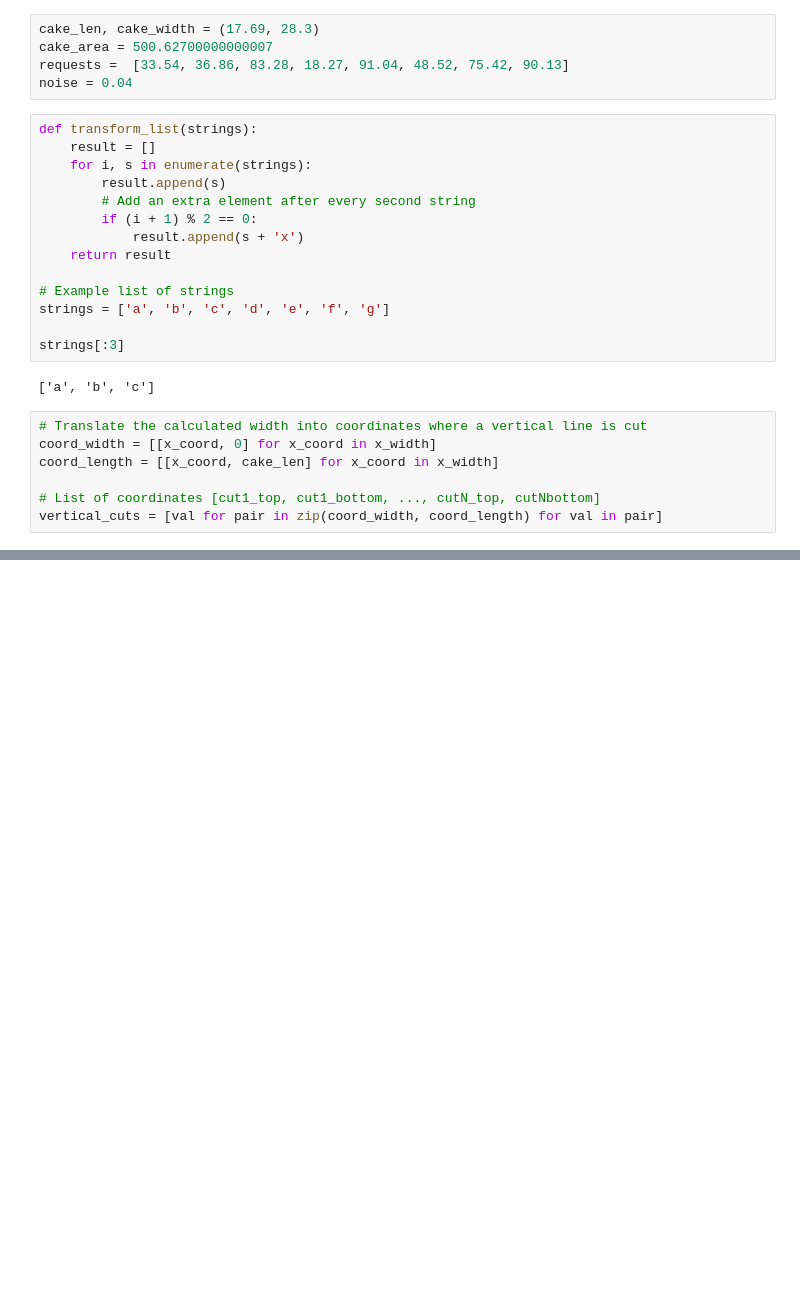
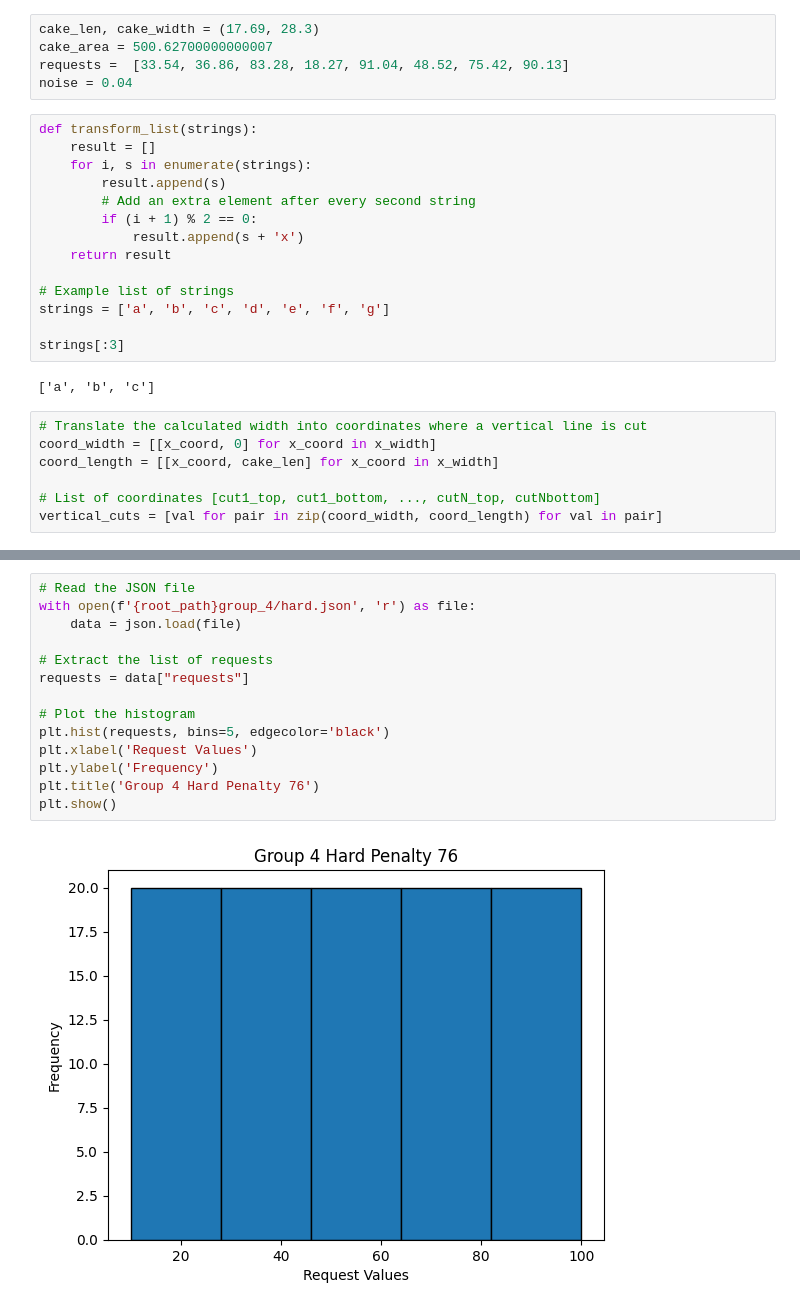
Before and after one commit to robin-linzmayer/PieceOfCake, a Jupyter notebook: requests/group_9/bakery_lab.ipynb, the cells around one changed output, grey strips where cells are left out. Cells and saved outputs as stored; diff of their text form; blank space fills up the shorter version.

```diff
--- a/requests/group_9/bakery_lab.ipynb
+++ b/requests/group_9/bakery_lab.ipynb
@@ -28,0 +50,16 @@ vertical_cuts = [val for pair in zip(coord_width, coord_length) for val in pair]
+# %%
+# Read the JSON file
+with open(f'{root_path}group_4/hard.json', 'r') as file:
+    data = json.load(file)
+
+# Extract the list of requests
+requests = data["requests"]
+
+# Plot the histogram
+plt.hist(requests, bins=5, edgecolor='black')
+plt.xlabel('Request Values')
+plt.ylabel('Frequency')
+plt.title('Group 4 Hard Penalty 76')
+plt.show()
+# %% [output]
+[figure, added]
```
Also changed, not shown: parts of 4 cells of this notebook.
